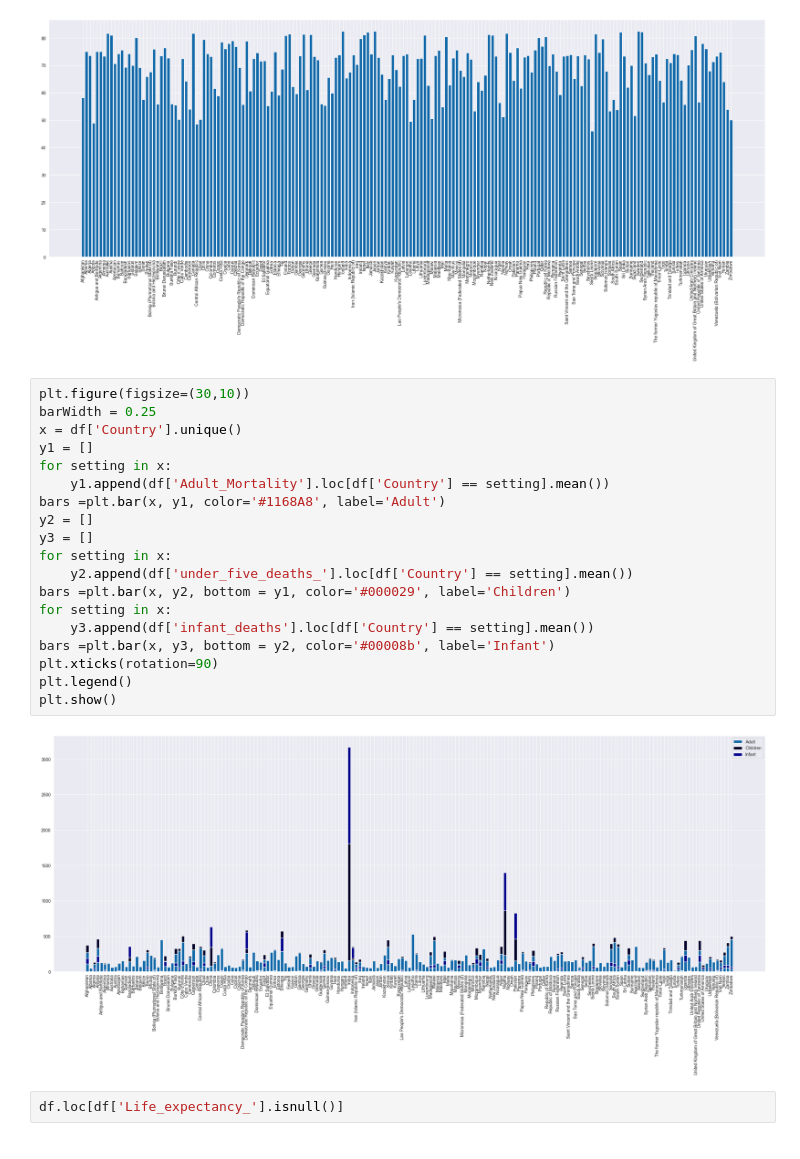
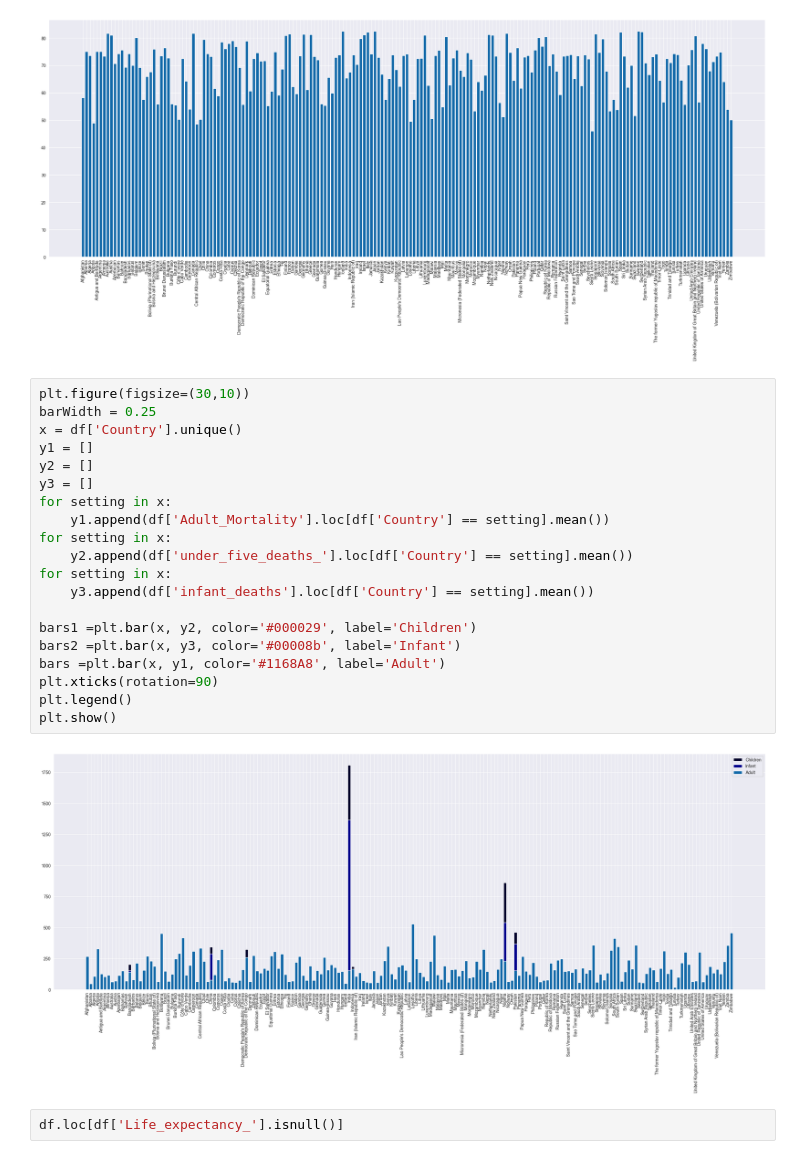
Before and after one commit to LlirikOknessu/MachineLearningCourseLabs, a Jupyter notebook: Kozlova/Analyze.ver2.ipynb, the cells around one changed output. Saved outputs shown, nothing was run; the diff lists cells and outputs as text.

```diff
--- a/Kozlova/Analyze.ver2.ipynb
+++ b/Kozlova/Analyze.ver2.ipynb
@@ -214,24 +217,25 @@ AttributeError: 'str' object has no attribute 'get_height'
 # %%
 plt.figure(figsize=(30,10))
 barWidth = 0.25
 x = df['Country'].unique()
 y1 = []
-for setting in x:
-    y1.append(df['Adult_Mortality'].loc[df['Country'] == setting].mean())
-bars =plt.bar(x, y1, color='#1168A8', label='Adult')
 y2 = []
 y3 = []
 for setting in x:
+    y1.append(df['Adult_Mortality'].loc[df['Country'] == setting].mean())
+for setting in x:
     y2.append(df['under_five_deaths_'].loc[df['Country'] == setting].mean())
-bars =plt.bar(x, y2, bottom = y1, color='#000029', label='Children')
 for setting in x:
     y3.append(df['infant_deaths'].loc[df['Country'] == setting].mean())
-bars =plt.bar(x, y3, bottom = y2, color='#00008b', label='Infant')
+
+bars1 =plt.bar(x, y2, color='#000029', label='Children')
+bars2 =plt.bar(x, y3, color='#00008b', label='Infant')
+bars =plt.bar(x, y1, color='#1168A8', label='Adult')
 plt.xticks(rotation=90)
 plt.legend()
 plt.show()
 # %% [output]
-[figure, old version]
+[figure, new version]
 # %%
 df.loc[df['Life_expectancy_'].isnull()]
 # %% [output]
```
Also changed, not shown: parts of 4 cells of this notebook, 1 other file.
